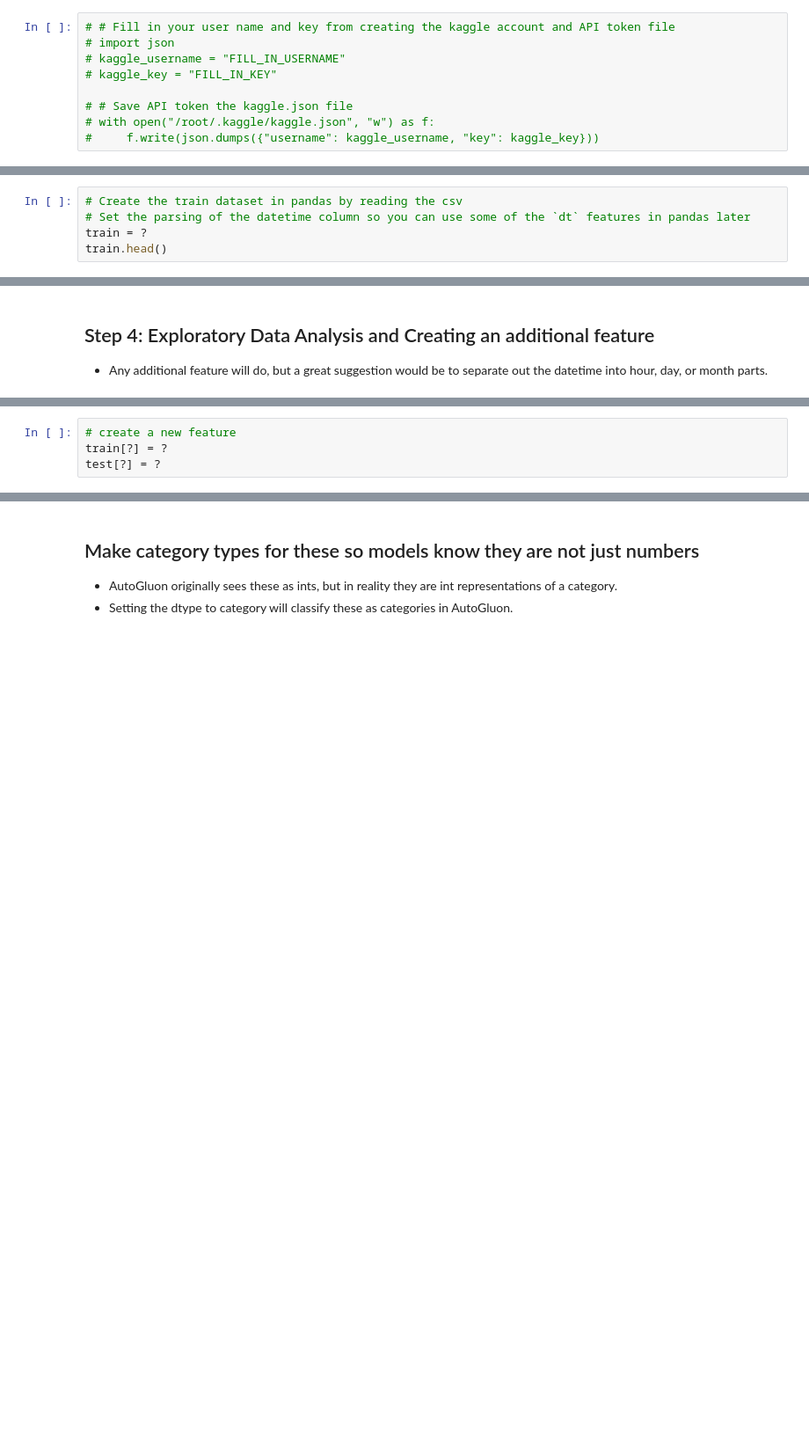
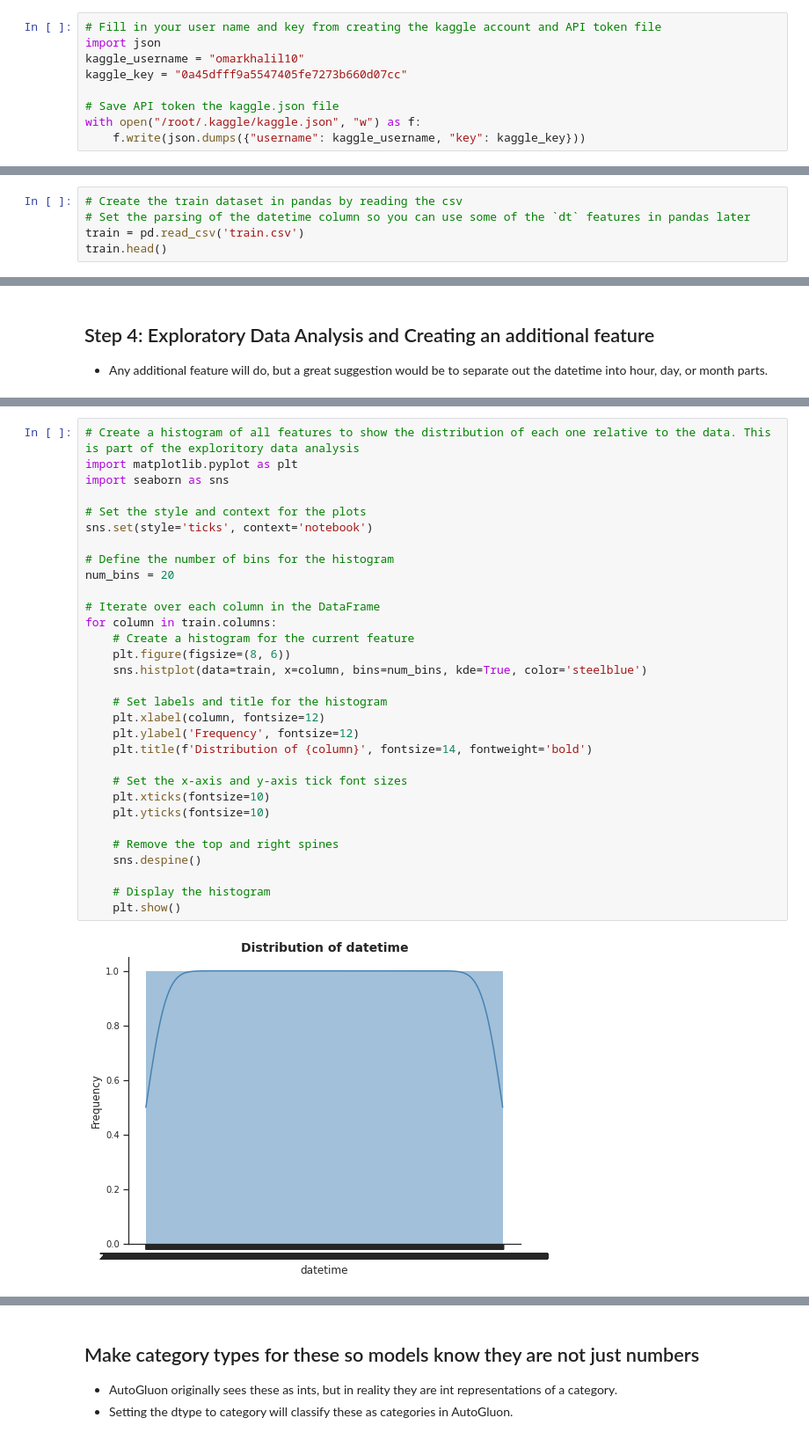
Before and after one commit to OmarKhalil10/Bike-Sharing-Demand, a Jupyter notebook: project/project-template.ipynb, the cells around one changed output, grey strips where cells are left out. Shown at 88% size. Drawn from its saved outputs; the diff is of its cells as text; blank space fills up the shorter version.

```diff
--- a/project/project-template.ipynb
+++ b/project/project-template.ipynb
@@ -62,14 +74,14 @@ operable program or batch file.
 !touch /root/.kaggle/kaggle.json
 !chmod 600 /root/.kaggle/kaggle.json
 # %%
-# # Fill in your user name and key from creating the kaggle account and API token file
-# import json
-# kaggle_username = "FILL_IN_USERNAME"
-# kaggle_key = "FILL_IN_KEY"
+# Fill in your user name and key from creating the kaggle account and API token file
+import json
+kaggle_username = "omarkhalil10"
+kaggle_key = "0a45dfff9a5547405fe7273b660d07cc"
 
-# # Save API token the kaggle.json file
-# with open("/root/.kaggle/kaggle.json", "w") as f:
-#     f.write(json.dumps({"username": kaggle_username, "key": kaggle_key}))
+# Save API token the kaggle.json file
+with open("/root/.kaggle/kaggle.json", "w") as f:
+    f.write(json.dumps({"username": kaggle_username, "key": kaggle_key}))
 # %% [markdown]
 ### Download and explore dataset
 # %% [markdown]
@@ -86,5 +125,5 @@ from autogluon.tabular import TabularPredictor
 # %%
 # Create the train dataset in pandas by reading the csv
 # Set the parsing of the datetime column so you can use some of the `dt` features in pandas later
-train = ?
+train = pd.read_csv('train.csv')
 train.head()
@@ -151,4 +312,33 @@ train.?
-# %%
-# create a new feature
-train[?] = ?
-test[?] = ?
+# %%
+# Create a histogram of all features to show the distribution of each one relative to the data. This is part of the exploritory data analysis
+import matplotlib.pyplot as plt
+import seaborn as sns
+
+# Set the style and context for the plots
+sns.set(style='ticks', context='notebook')
+
+# Define the number of bins for the histogram
+num_bins = 20
+
+# Iterate over each column in the DataFrame
+for column in train.columns:
+    # Create a histogram for the current feature
+    plt.figure(figsize=(8, 6))
+    sns.histplot(data=train, x=column, bins=num_bins, kde=True, color='steelblue')
+
+    # Set labels and title for the histogram
+    plt.xlabel(column, fontsize=12)
+    plt.ylabel('Frequency', fontsize=12)
+    plt.title(f'Distribution of {column}', fontsize=14, fontweight='bold')
+
+    # Set the x-axis and y-axis tick font sizes
+    plt.xticks(fontsize=10)
+    plt.yticks(fontsize=10)
+
+    # Remove the top and right spines
+    sns.despine()
+
+    # Display the histogram
+    plt.show()
+# %% [output]
+[figure, added]
```
Also changed, not shown: parts of 65 cells of this notebook, 6 other files.
